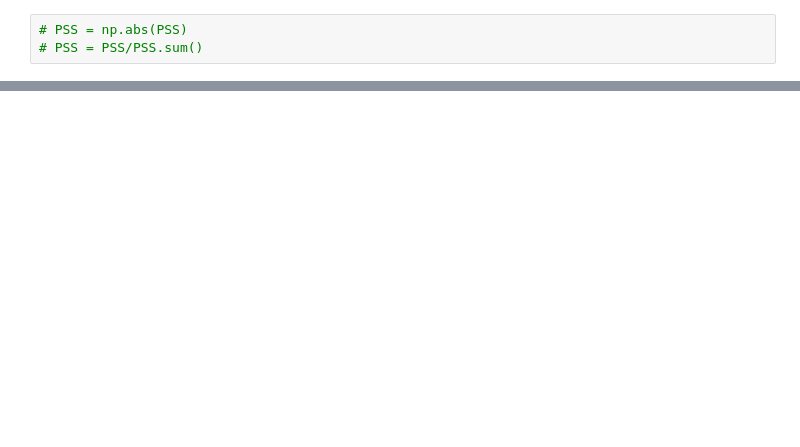
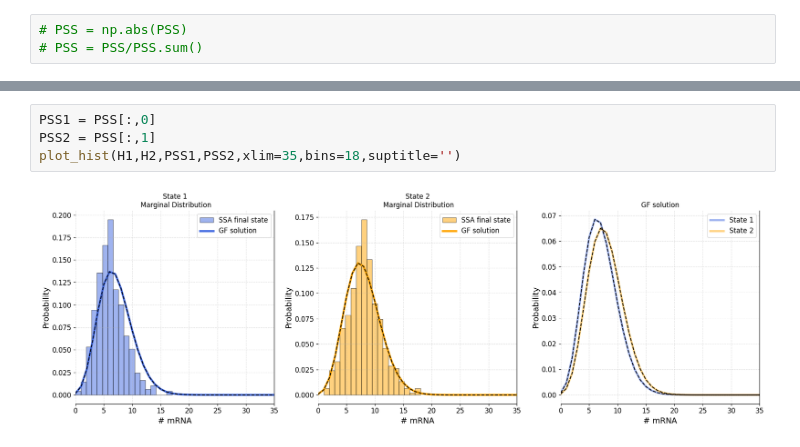
Before and after one commit to mtcarilli/bursty-deg-cme, a Jupyter notebook: deg_cme_sandbox.ipynb, the cells around one changed output, grey strips where cells are left out. Saved outputs shown, nothing was run; the diff lists cells and outputs as text; blank space fills up the shorter version.

```diff
--- a/deg_cme_sandbox.ipynb
+++ b/deg_cme_sandbox.ipynb
@@ -93,0 +231,6 @@ plt.ylabel('PSS');
+# %%
+PSS1 = PSS[:,0]
+PSS2 = PSS[:,1]
+plot_hist(H1,H2,PSS1,PSS2,xlim=35,bins=18,suptitle='')
+# %% [output]
+[figure, added]
```
Also changed, not shown: parts of 9 cells of this notebook.
